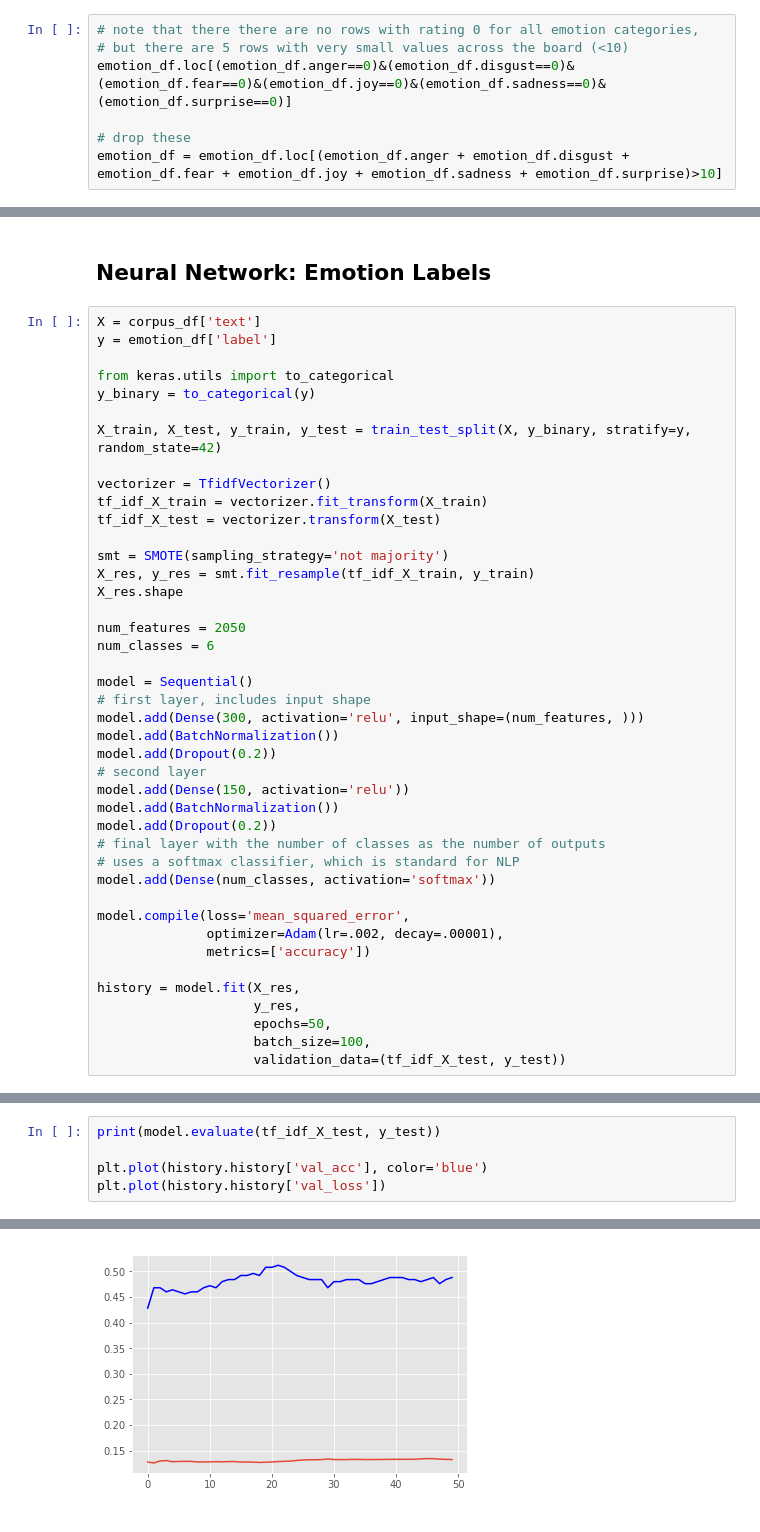
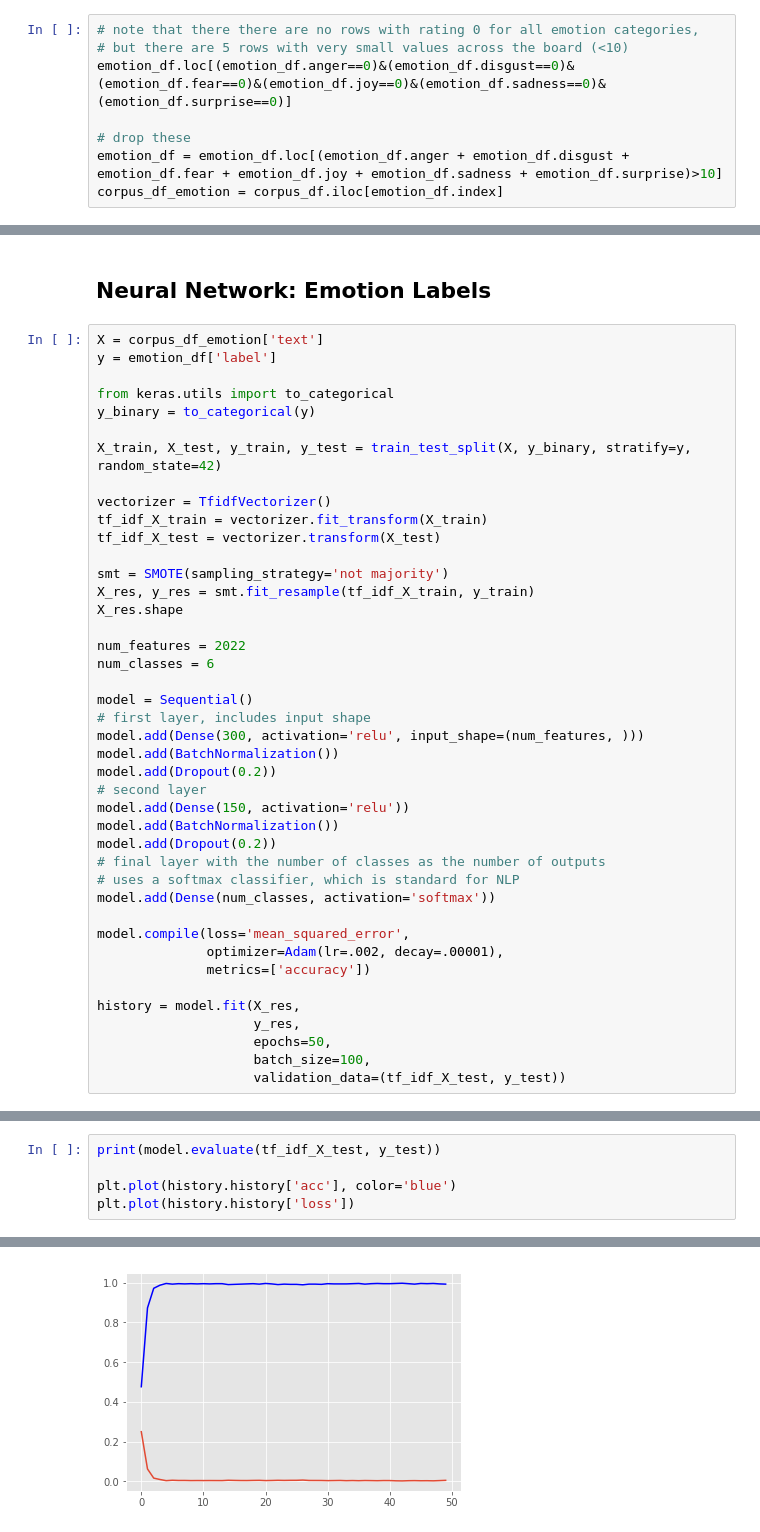
Before and after one commit to kemepley/Detecting_Emotions, a Jupyter notebook: workbook.ipynb, the cells around one changed output, grey strips where cells are left out. Saved outputs shown, nothing was run; the diff lists cells and outputs as text.

```diff
--- a/workbook.ipynb
+++ b/workbook.ipynb
@@ -94,6 +94,7 @@ emotion_df.loc[(emotion_df.anger==0)&(emotion_df.disgust==0)&(emotion_df.fear==0
 
 # drop these
 emotion_df = emotion_df.loc[(emotion_df.anger + emotion_df.disgust + emotion_df.fear + emotion_df.joy + emotion_df.sadness + emotion_df.surprise)>10]
+corpus_df_emotion = corpus_df.iloc[emotion_df.index]
 # %%
 # boxplot showing the disribution of valencescores
 plt.figure(figsize=(10,5))
@@ -716,7 +715,7 @@ plt.plot(history.history['val_loss'])
 # %% [markdown]
 ## Neural Network: Emotion Labels
 # %%
-X = corpus_df['text']
+X = corpus_df_emotion['text']
 y = emotion_df['label']
 
 from keras.utils import to_categorical
@@ -732,7 +731,7 @@ smt = SMOTE(sampling_strategy='not majority')
 X_res, y_res = smt.fit_resample(tf_idf_X_train, y_train)
 X_res.shape
 
-num_features = 2050
+num_features = 2022
 num_classes = 6
 
 model = Sequential()
@@ -778,6 +777,6 @@ Epoch 50/50
 # %%
 print(model.evaluate(tf_idf_X_test, y_test))
 
-plt.plot(history.history['val_acc'], color='blue')
-plt.plot(history.history['val_loss'])
+plt.plot(history.history['acc'], color='blue')
+plt.plot(history.history['loss'])
 # %% [output]
@@ -786,2 +785,2 @@ plt.plot(history.history['val_loss'])
 [<matplotlib.lines.Line2D at 0x...>]
-[figure, old version]
+[figure, new version]
```
Also changed, not shown: parts of 21 cells of this notebook, 2 other files.
